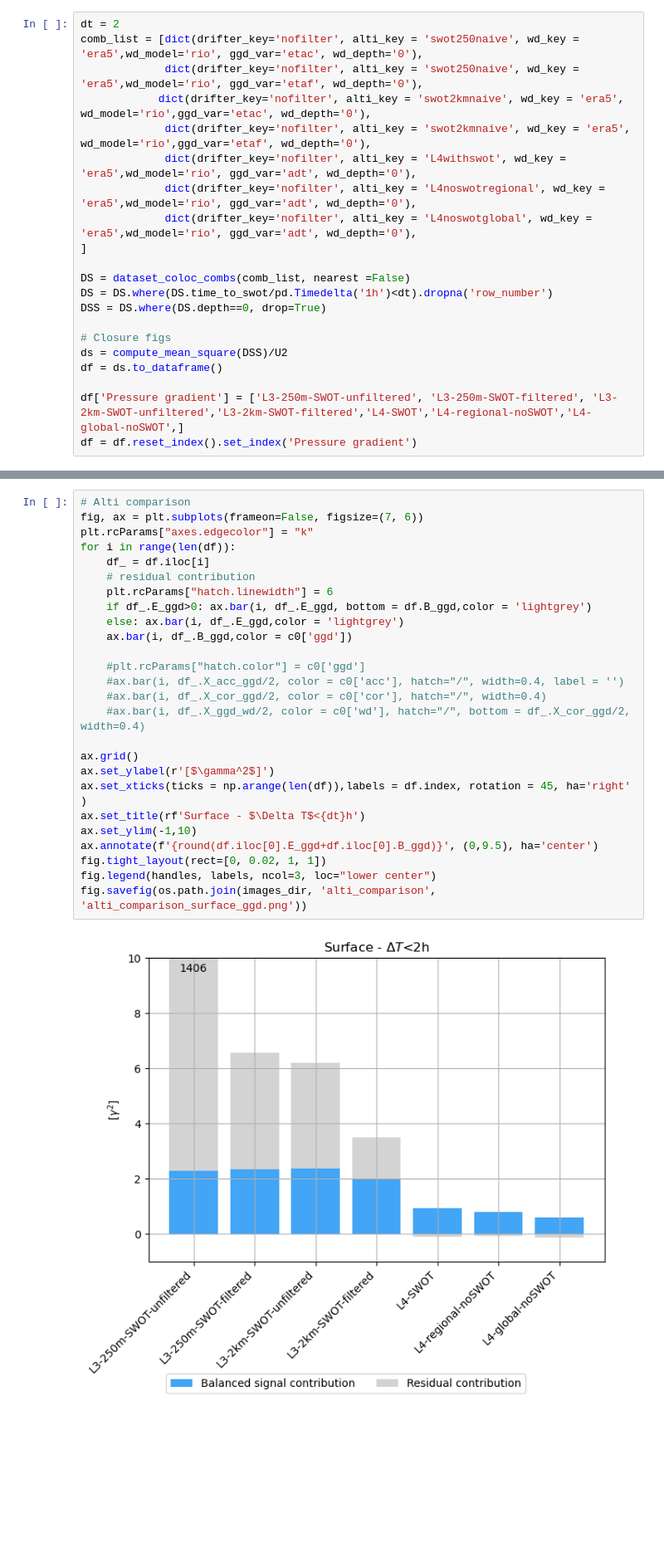
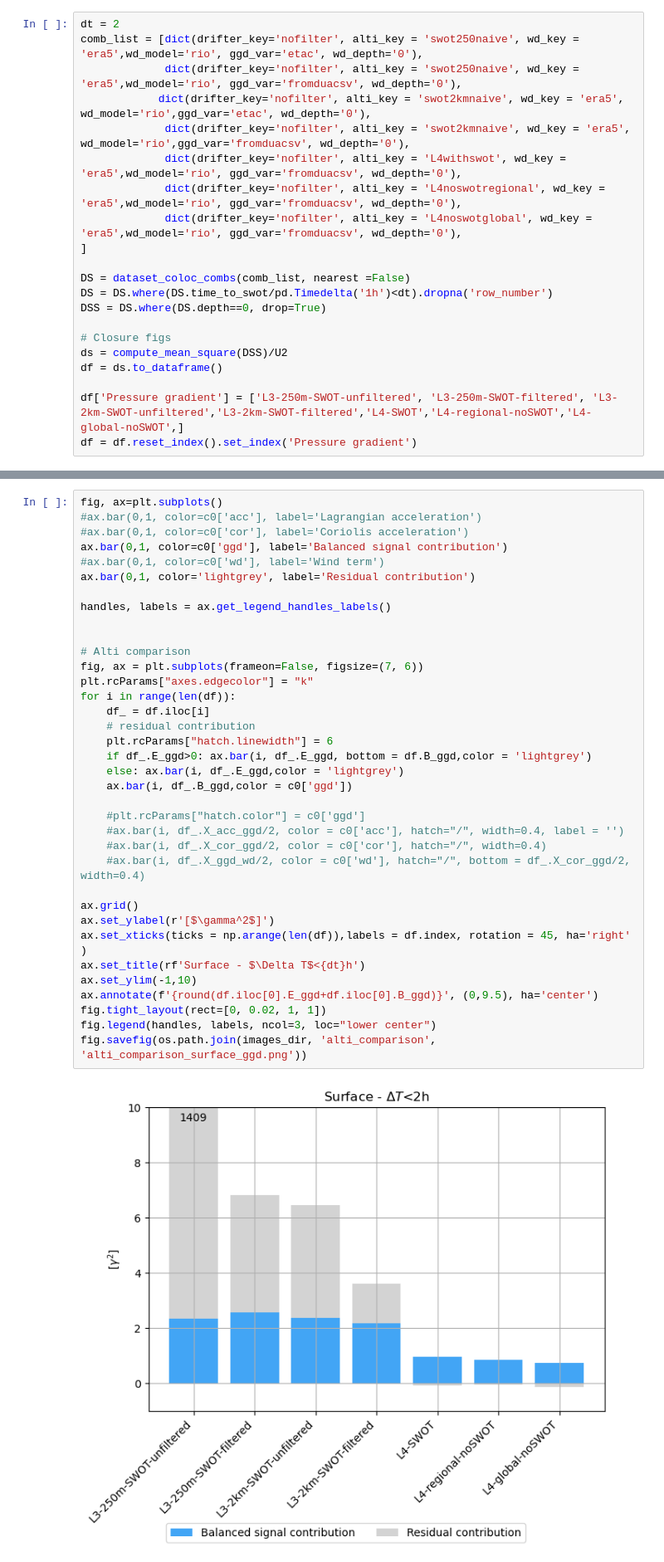
Before and after one commit to margot-demol/med_analysis, a Jupyter notebook: 20_closure_alti_comp.ipynb, the cells around one changed output, grey strips where cells are left out. Shown at 83% size. Saved outputs shown, nothing was run; the diff lists cells and outputs as text; blank space fills up the shorter version.

```diff
--- a/20_closure_alti_comp.ipynb
+++ b/20_closure_alti_comp.ipynb
@@ -51,12 +58,12 @@ _______
 # %%
 dt = 2
 comb_list = [dict(drifter_key='nofilter', alti_key = 'swot250naive', wd_key = 'era5',wd_model='rio', ggd_var='etac', wd_depth='0'),
-             dict(drifter_key='nofilter', alti_key = 'swot250naive', wd_key = 'era5',wd_model='rio', ggd_var='etaf', wd_depth='0'),
+             dict(drifter_key='nofilter', alti_key = 'swot250naive', wd_key = 'era5',wd_model='rio', ggd_var='fromduacsv', wd_depth='0'),
             dict(drifter_key='nofilter', alti_key = 'swot2kmnaive', wd_key = 'era5', wd_model='rio',ggd_var='etac', wd_depth='0'),
-             dict(drifter_key='nofilter', alti_key = 'swot2kmnaive', wd_key = 'era5', wd_model='rio',ggd_var='etaf', wd_depth='0'),
-             dict(drifter_key='nofilter', alti_key = 'L4withswot', wd_key = 'era5',wd_model='rio', ggd_var='adt', wd_depth='0'),
-             dict(drifter_key='nofilter', alti_key = 'L4noswotregional', wd_key = 'era5',wd_model='rio', ggd_var='adt', wd_depth='0'),
-             dict(drifter_key='nofilter', alti_key = 'L4noswotglobal', wd_key = 'era5',wd_model='rio', ggd_var='adt', wd_depth='0'),
+             dict(drifter_key='nofilter', alti_key = 'swot2kmnaive', wd_key = 'era5', wd_model='rio',ggd_var='fromduacsv', wd_depth='0'),
+             dict(drifter_key='nofilter', alti_key = 'L4withswot', wd_key = 'era5',wd_model='rio', ggd_var='fromduacsv', wd_depth='0'),
+             dict(drifter_key='nofilter', alti_key = 'L4noswotregional', wd_key = 'era5',wd_model='rio', ggd_var='fromduacsv', wd_depth='0'),
+             dict(drifter_key='nofilter', alti_key = 'L4noswotglobal', wd_key = 'era5',wd_model='rio', ggd_var='fromduacsv', wd_depth='0'),
 ]
 
 DS = dataset_coloc_combs(comb_list, nearest =False)
@@ -121,33 +108,43 @@ handles, labels = ax.get_legend_handles_labels()
 # %% [output]
 [figure]
 # %%
+fig, ax=plt.subplots()
+#ax.bar(0,1, color=c0['acc'], label='Lagrangian acceleration')
+#ax.bar(0,1, color=c0['cor'], label='Coriolis acceleration')
+ax.bar(0,1, color=c0['ggd'], label='Balanced signal contribution')
+#ax.bar(0,1, color=c0['wd'], label='Wind term')
+ax.bar(0,1, color='lightgrey', label='Residual contribution')
+
+handles, labels = ax.get_legend_handles_labels()
+
+
 # Alti comparison
 fig, ax = plt.subplots(frameon=False, figsize=(7, 6))
 plt.rcParams["axes.edgecolor"] = "k"
 for i in range(len(df)):
     df_ = df.iloc[i]
     # residual contribution
     plt.rcParams["hatch.linewidth"] = 6
     if df_.E_ggd>0: ax.bar(i, df_.E_ggd, bottom = df.B_ggd,color = 'lightgrey')
     else: ax.bar(i, df_.E_ggd,color = 'lightgrey')
     ax.bar(i, df_.B_ggd,color = c0['ggd'])
 
     #plt.rcParams["hatch.color"] = c0['ggd']
     #ax.bar(i, df_.X_acc_ggd/2, color = c0['acc'], hatch="/", width=0.4, label = '')
     #ax.bar(i, df_.X_cor_ggd/2, color = c0['cor'], hatch="/", width=0.4)
     #ax.bar(i, df_.X_ggd_wd/2, color = c0['wd'], hatch="/", bottom = df_.X_cor_ggd/2, width=0.4)
 
 ax.grid()
 ax.set_ylabel(r'[$\gamma^2$]')
 ax.set_xticks(ticks = np.arange(len(df)),labels = df.index, rotation = 45, ha='right' )
 ax.set_title(rf'Surface - $\Delta T$<{dt}h')
 ax.set_ylim(-1,10)
 ax.annotate(f'{round(df.iloc[0].E_ggd+df.iloc[0].B_ggd)}', (0,9.5), ha='center')
 fig.tight_layout(rect=[0, 0.02, 1, 1])
 fig.legend(handles, labels, ncol=3, loc="lower center")
 fig.savefig(os.path.join(images_dir, 'alti_comparison', 'alti_comparison_surface_ggd.png'))
 # %% [output]
-[figure, old version]
+[figure, new version]
 # %%
 fig, ax=plt.subplots()
 ax.bar(0,1, color=c0['acc'], label='Lagrangian acceleration')
```
Also changed, not shown: parts of 9 cells of this notebook, 11 other files.
